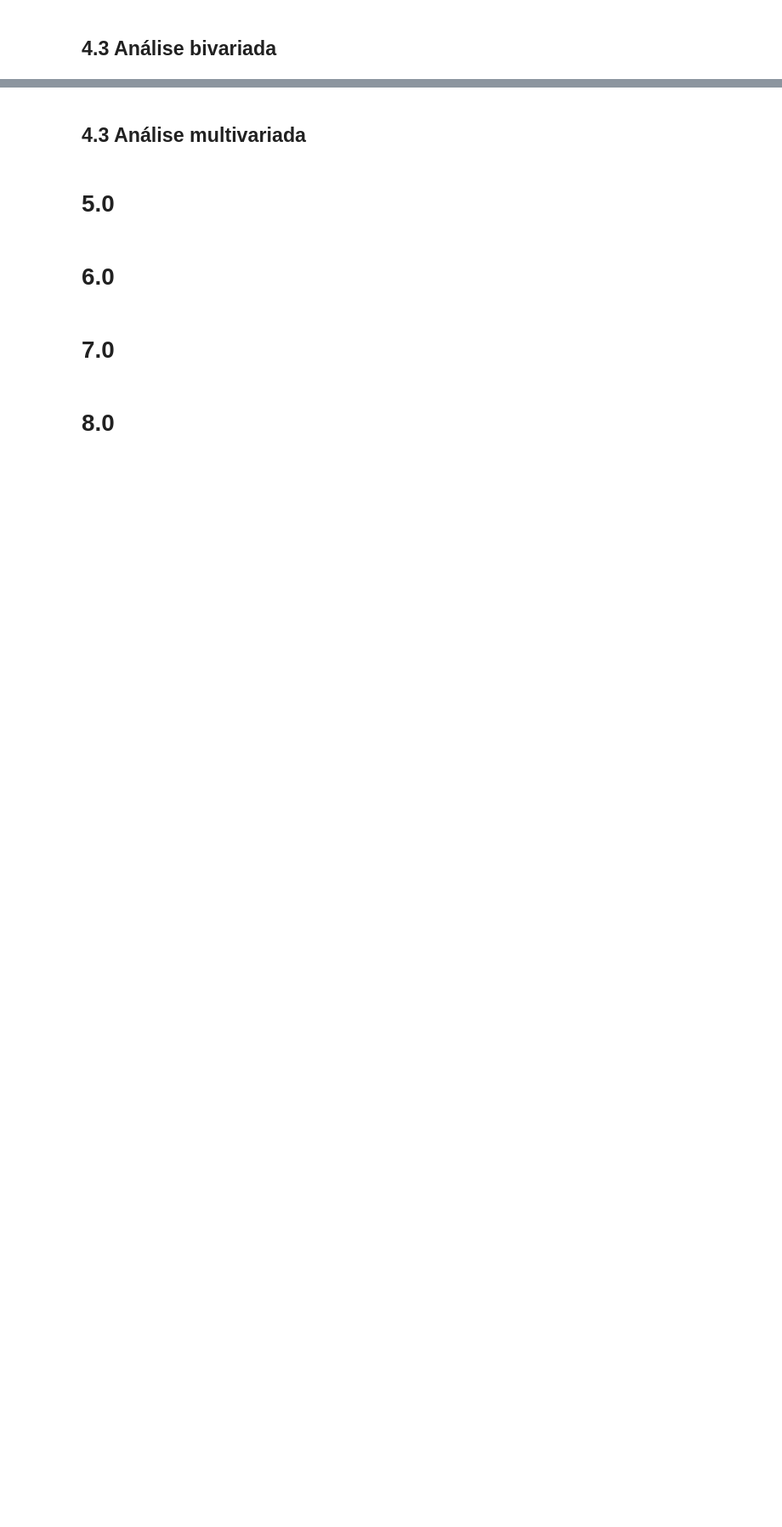
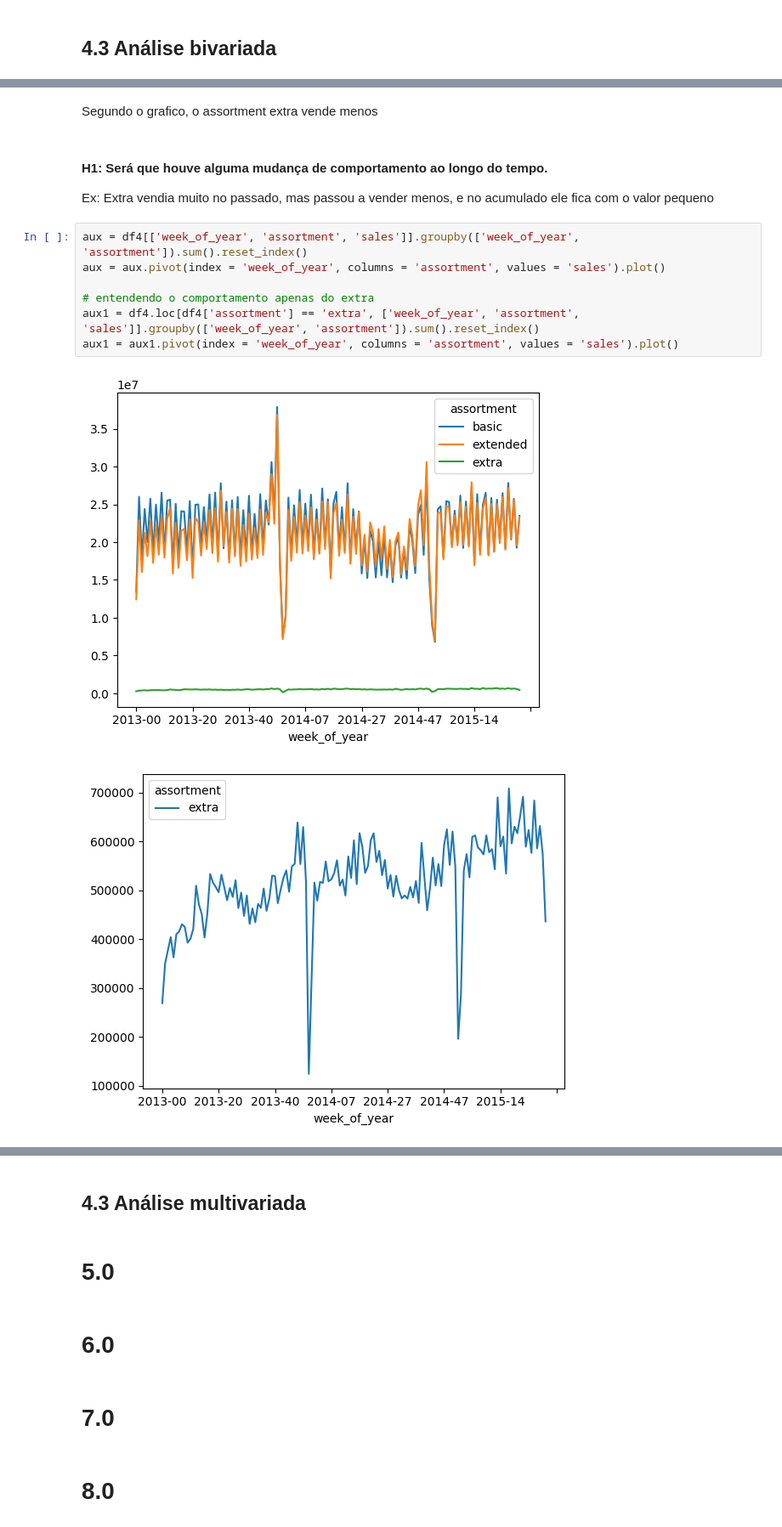
Before and after one commit to juanzimmer/ds_prod_resumo, a Jupyter notebook: notebook.ipynb, the cells around one changed output, grey strips where cells are left out. Shown at 85% size. Drawn from its saved outputs; the diff is of its cells as text; blank space fills up the shorter version.

```diff
--- a/notebook.ipynb
+++ b/notebook.ipynb
@@ -513,0 +523,16 @@ plt.legend()
+# %% [markdown]
+Segundo o grafico, o assortment extra vende menos
+# %% [markdown]
+#### H1: Será que houve alguma mudança de comportamento ao longo do tempo.
+
+Ex: Extra vendia muito no passado, mas passou a vender menos, e no acumulado ele fica com o valor pequeno
+# %%
+aux = df4[['week_of_year', 'assortment', 'sales']].groupby(['week_of_year', 'assortment']).sum().reset_index()
+aux = aux.pivot(index = 'week_of_year', columns = 'assortment', values = 'sales').plot()
+
+# entendendo o comportamento apenas do extra
+aux1 = df4.loc[df4['assortment'] == 'extra', ['week_of_year', 'assortment', 'sales']].groupby(['week_of_year', 'assortment']).sum().reset_index()
+aux1 = aux1.pivot(index = 'week_of_year', columns = 'assortment', values = 'sales').plot()
+# %% [output]
+[figure, added]
+[figure, added]
```
Also changed, not shown: parts of 9 cells of this notebook.
